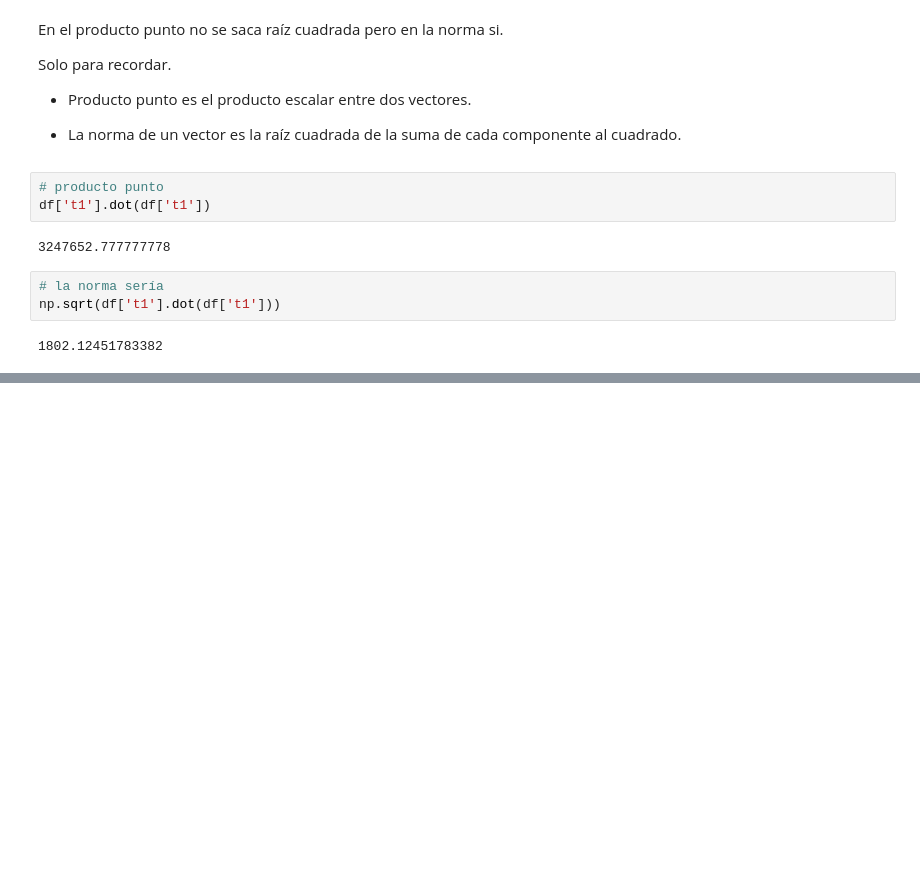
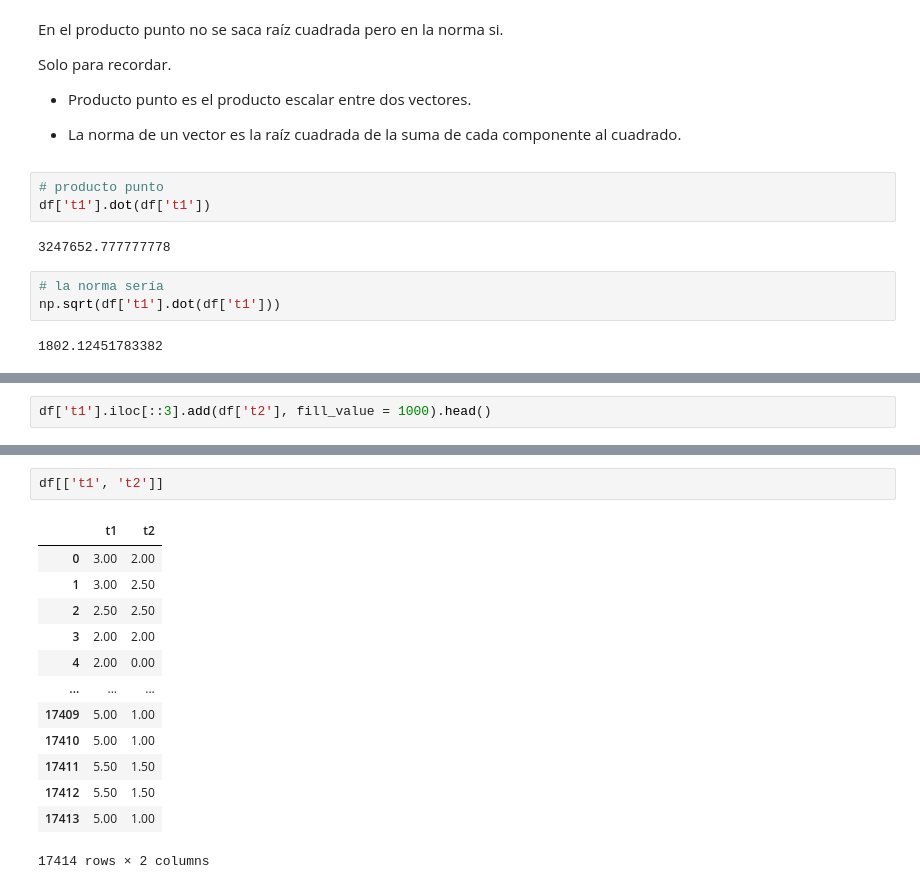
Before and after one commit to FernandoCallasaca/data_science_projects, a Jupyter notebook: 5_maths.ipynb, the cells around one changed output, grey strips where cells are left out. Cells and saved outputs as stored; diff of their text form; blank space fills up the shorter version.

```diff
--- a/5_maths.ipynb
+++ b/5_maths.ipynb
@@ -311,0 +322,2 @@ np.sqrt(df['t1'].dot(df['t1']))
+# %%
+df['t1'].iloc[::3].add(df['t2'], fill_value = 1000).head()
@@ -311,0 +403,16 @@ np.sqrt(df['t1'].dot(df['t1']))
+# %%
+df[['t1', 't2']]
+# %% [output]
+|  | t1 | t2 |
+| 0 | 3.00 | 2.00 |
+| 1 | 3.00 | 2.50 |
+| 2 | 2.50 | 2.50 |
+| 3 | 2.00 | 2.00 |
+| 4 | 2.00 | 0.00 |
+| ... | ... | ... |
+| 17409 | 5.00 | 1.00 |
+| 17410 | 5.00 | 1.00 |
+| 17411 | 5.50 | 1.50 |
+| 17412 | 5.50 | 1.50 |
+| 17413 | 5.00 | 1.00 |
+17414 rows × 2 columns
```
Also changed, not shown: parts of 14 cells of this notebook.
